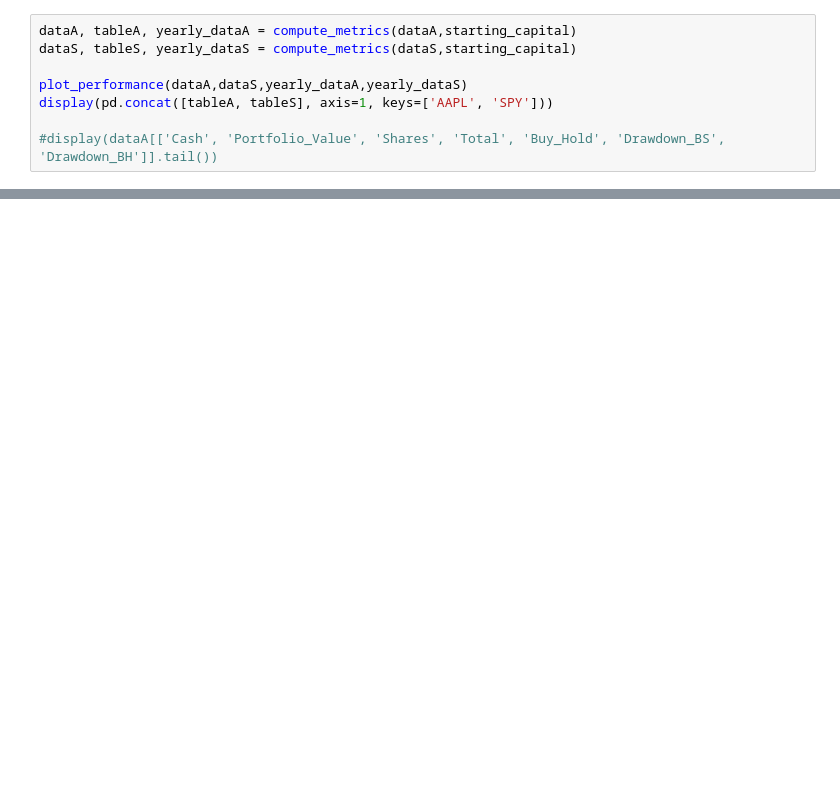
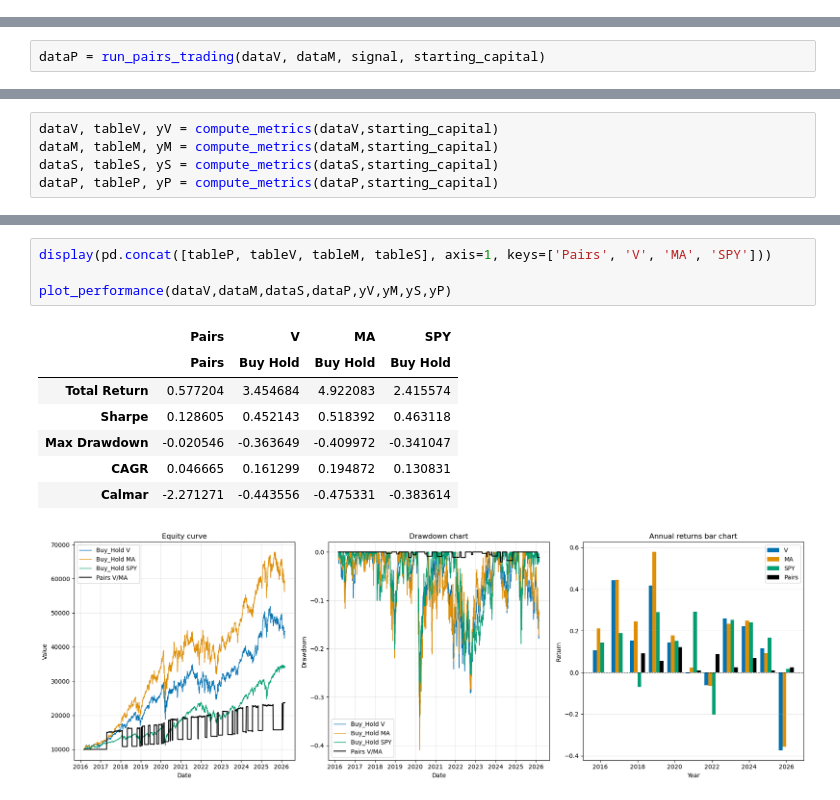
Before and after one commit to wveratudela/quant-research, a Jupyter notebook: Q2_mean_reversion/Q2_notebook.ipynb, the cells around one changed output, grey strips where cells are left out. Cells and saved outputs as stored; diff of their text form; blank space fills up the shorter version.

```diff
--- a/Q2_mean_reversion/Q2_notebook.ipynb
+++ b/Q2_mean_reversion/Q2_notebook.ipynb
@@ -236,8 +80,0 @@ display(dataA[['Cash', 'Portfolio_Value', 'Shares', 'Total', 'Buy_Hold']].tail()
-# %%
-dataA, tableA, yearly_dataA = compute_metrics(dataA,starting_capital)
-dataS, tableS, yearly_dataS = compute_metrics(dataS,starting_capital)
-
-plot_performance(dataA,dataS,yearly_dataA,yearly_dataS)
-display(pd.concat([tableA, tableS], axis=1, keys=['AAPL', 'SPY']))
-
-#display(dataA[['Cash', 'Portfolio_Value', 'Shares', 'Total', 'Buy_Hold', 'Drawdown_BS', 'Drawdown_BH']].tail())
@@ -280,0 +110,2 @@ One specific thing to document that most people skip — write a markdown cell u
+# %%
+dataP = run_pairs_trading(dataV, dataM, signal, starting_capital)
@@ -280,0 +149,5 @@ One specific thing to document that most people skip — write a markdown cell u
+# %%
+dataV, tableV, yV = compute_metrics(dataV,starting_capital)
+dataM, tableM, yM = compute_metrics(dataM,starting_capital)
+dataS, tableS, yS = compute_metrics(dataS,starting_capital)
+dataP, tableP, yP = compute_metrics(dataP,starting_capital)
@@ -280,0 +174,13 @@ One specific thing to document that most people skip — write a markdown cell u
+# %%
+display(pd.concat([tableP, tableV, tableM, tableS], axis=1, keys=['Pairs', 'V', 'MA', 'SPY']))
+
+plot_performance(dataV,dataM,dataS,dataP,yV,yM,yS,yP)
+# %% [output]
+|  | Pairs | V | MA | SPY |
+|  | Pairs | Buy Hold | Buy Hold | Buy Hold |
+| Total Return | 0.577204 | 3.454684 | 4.922083 | 2.415574 |
+| Sharpe | 0.128605 | 0.452143 | 0.518392 | 0.463118 |
+| Max Drawdown | -0.020546 | -0.363649 | -0.409972 | -0.341047 |
+| CAGR | 0.046665 | 0.161299 | 0.194872 | 0.130831 |
+| Calmar | -2.271271 | -0.443556 | -0.475331 | -0.383614 |
+[figure, added]
```
Also changed, not shown: parts of 21 cells of this notebook, 2 other files.
